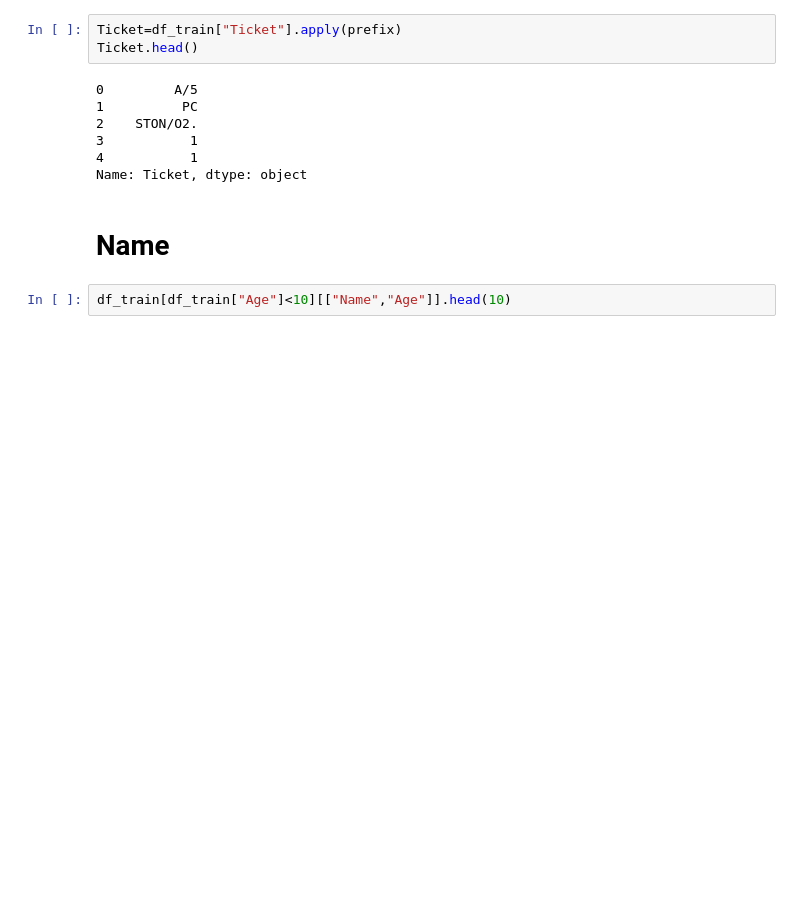
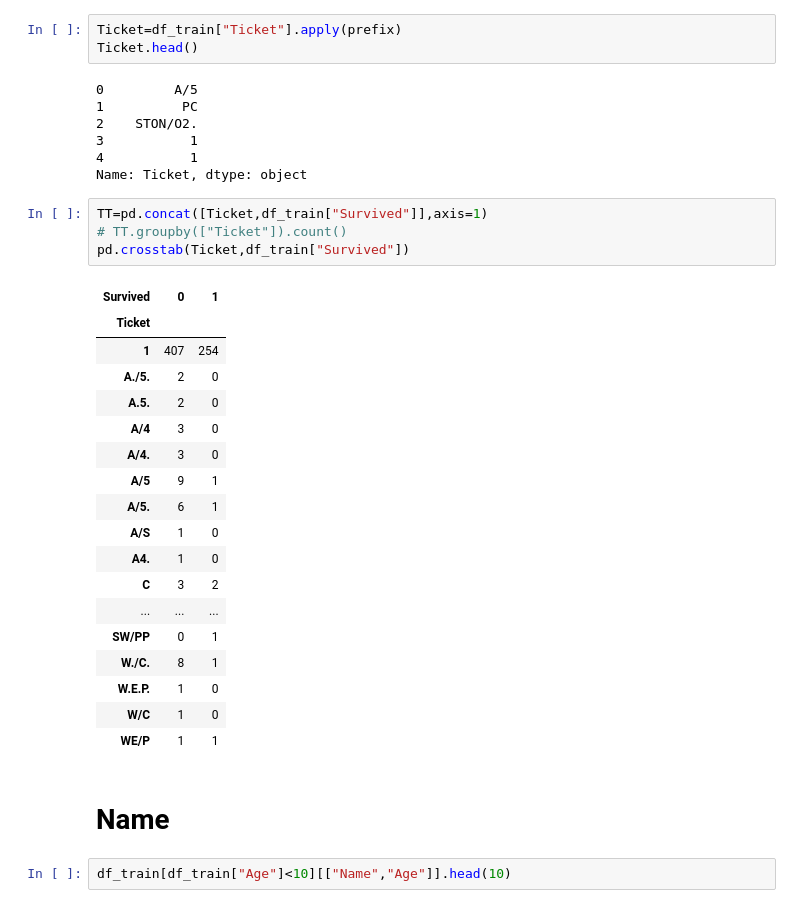
Before and after one commit to Cornelii/kaggle, a Jupyter notebook: titanic/baseline.ipynb, the cells around one changed output. Saved outputs shown, nothing was run; the diff lists cells and outputs as text; blank space fills up the shorter version.

```diff
--- a/titanic/baseline.ipynb
+++ b/titanic/baseline.ipynb
@@ -254,6 +250,29 @@ Ticket.head()
 3           1
 4           1
 Name: Ticket, dtype: object
+# %%
+TT=pd.concat([Ticket,df_train["Survived"]],axis=1)
+# TT.groupby(["Ticket"]).count()
+pd.crosstab(Ticket,df_train["Survived"])
+# %% [output]
+| Survived | 0 | 1 |
+| Ticket |  |  |
+| 1 | 407 | 254 |
+| A./5. | 2 | 0 |
+| A.5. | 2 | 0 |
+| A/4 | 3 | 0 |
+| A/4. | 3 | 0 |
+| A/5 | 9 | 1 |
+| A/5. | 6 | 1 |
+| A/S | 1 | 0 |
+| A4. | 1 | 0 |
+| C | 3 | 2 |
+| ... | ... | ... |
+| SW/PP | 0 | 1 |
+| W./C. | 8 | 1 |
+| W.E.P. | 1 | 0 |
+| W/C | 1 | 0 |
+| WE/P | 1 | 1 |
 # %% [markdown]
 # Name
 # %%
```
Also changed, not shown: parts of 41 cells of this notebook, 1 other file.
